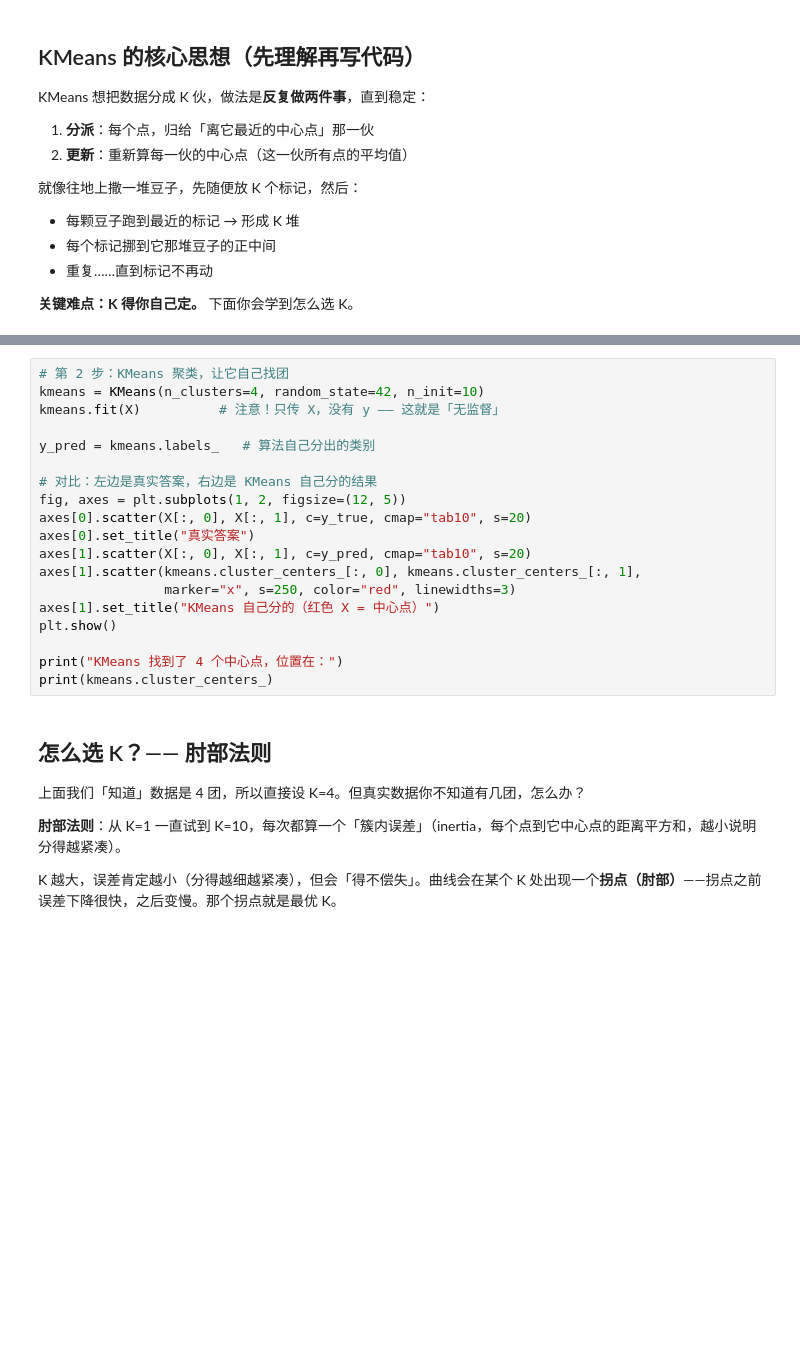
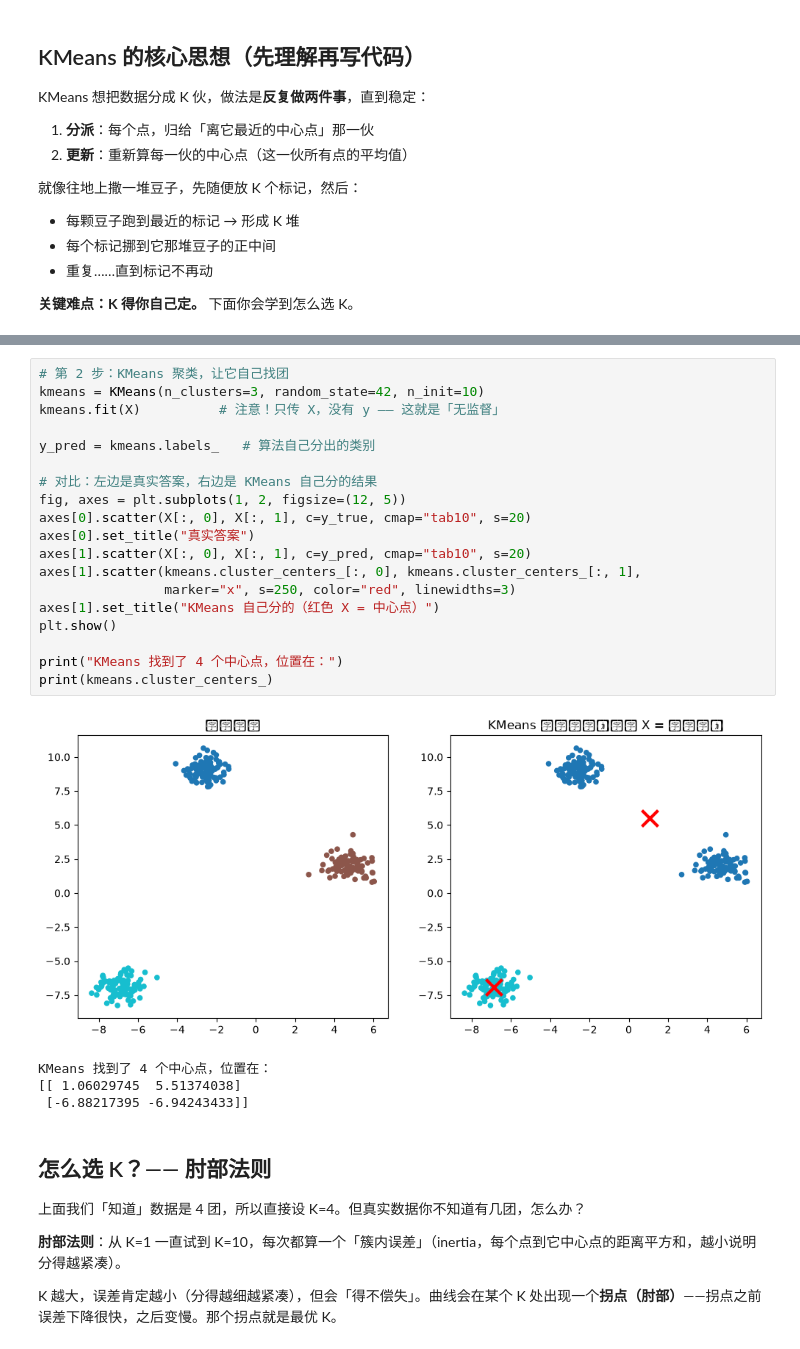
Before and after one commit to DXToSora/Basic_Machine_Learning, a Jupyter notebook: 无监督学习/kmeans.ipynb, the cells around one changed output, grey strips where cells are left out. Drawn from its saved outputs; the diff is of its cells as text; blank space fills up the shorter version.

```diff
--- a/无监督学习/kmeans.ipynb
+++ b/无监督学习/kmeans.ipynb
@@ -55,22 +57,27 @@ plt.show()
 # %%
 # 第 2 步：KMeans 聚类，让它自己找团
-kmeans = KMeans(n_clusters=4, random_state=42, n_init=10)
+kmeans = KMeans(n_clusters=3, random_state=42, n_init=10)
 kmeans.fit(X)          # 注意！只传 X，没有 y —— 这就是「无监督」
 
 y_pred = kmeans.labels_   # 算法自己分出的类别
 
 # 对比：左边是真实答案，右边是 KMeans 自己分的结果
 fig, axes = plt.subplots(1, 2, figsize=(12, 5))
 axes[0].scatter(X[:, 0], X[:, 1], c=y_true, cmap="tab10", s=20)
 axes[0].set_title("真实答案")
 axes[1].scatter(X[:, 0], X[:, 1], c=y_pred, cmap="tab10", s=20)
 axes[1].scatter(kmeans.cluster_centers_[:, 0], kmeans.cluster_centers_[:, 1],
                 marker="x", s=250, color="red", linewidths=3)
 axes[1].set_title("KMeans 自己分的（红色 X = 中心点）")
 plt.show()
 
 print("KMeans 找到了 4 个中心点，位置在：")
 print(kmeans.cluster_centers_)
+# %% [output]
+[figure, added]
+KMeans 找到了 4 个中心点，位置在：
+[[ 1.06029745  5.51374038]
+ [-6.88217395 -6.94243433]]
 # %% [markdown]
 ## 怎么选 K？—— 肘部法则
 
```
Also changed, not shown: parts of 4 cells of this notebook, 2 other files.
